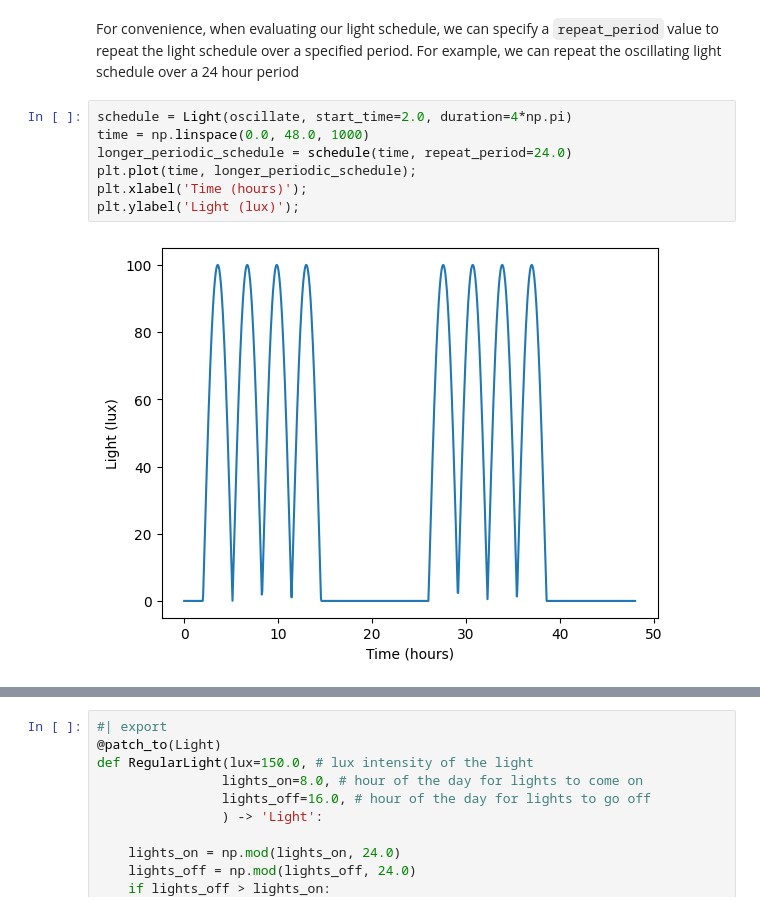
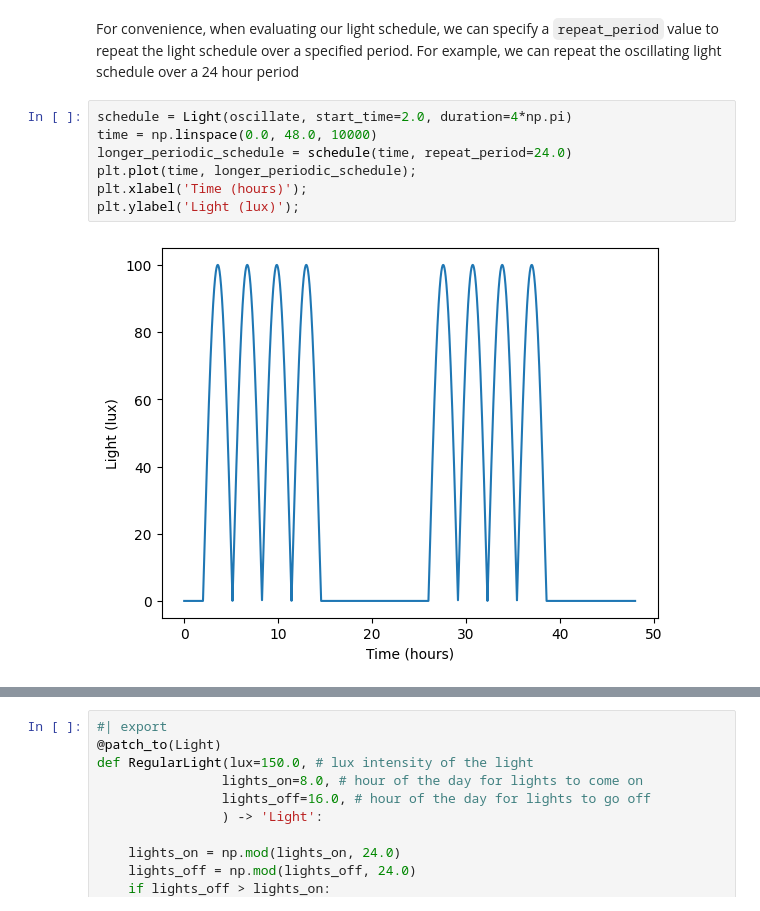
Before and after one commit to Arcascope/circadian, a Jupyter notebook: nbs/01_lights.ipynb, the cells around one changed output, grey strips where cells are left out. Saved outputs shown, nothing was run; the diff lists cells and outputs as text.

```diff
--- a/nbs/01_lights.ipynb
+++ b/nbs/01_lights.ipynb
@@ -296,10 +298,10 @@ plt.ylabel('Light (lux)');
 For convenience, when evaluating our light schedule, we can specify a `repeat_period` value to repeat the light schedule over a specified period. For example, we can repeat the oscillating light schedule over a 24 hour period
 # %%
 schedule = Light(oscillate, start_time=2.0, duration=4*np.pi)
-time = np.linspace(0.0, 48.0, 1000)
+time = np.linspace(0.0, 48.0, 10000)
 longer_periodic_schedule = schedule(time, repeat_period=24.0)
 plt.plot(time, longer_periodic_schedule);
 plt.xlabel('Time (hours)');
 plt.ylabel('Light (lux)');
 # %% [output]
-[figure, old version]
+[figure, new version]
```
Also changed, not shown: parts of 12 cells of this notebook.
